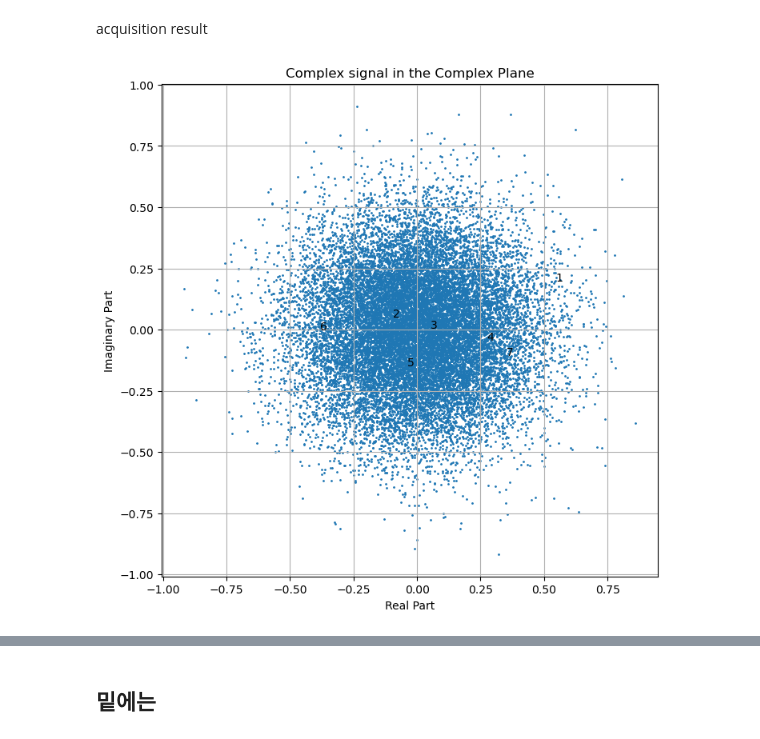
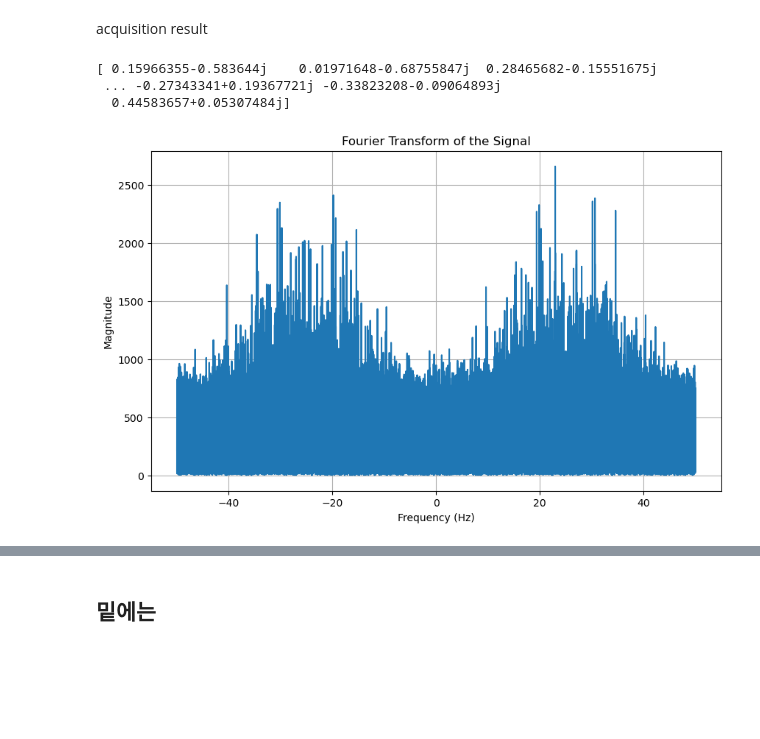
Before and after one commit to IdontknowTT/GPS_receiver, a Jupyter notebook: 240509_다시1.ipynb, the cells around one changed output, grey strips where cells are left out. Drawn from its saved outputs; the diff is of its cells as text; code cells hidden in the pictures; blank space fills up the shorter version.

```diff
--- a/240509_다시1.ipynb
+++ b/240509_다시1.ipynb
@@ -414,14 +411,24 @@ t = np.arange(len(received_signal))
-# %%
-plt.figure(figsize=(8, 8))
-plt.scatter(np.real(received_signal[:1023*20]), np.imag(received_signal[:1023*20]), s=1)
-
-for i, txt in enumerate(range(1, 0 + 8)):
-    plt.annotate(f'{txt}', (np.real(received_signal[i]), np.imag(received_signal[i])))
-
-plt.title("Complex signal in the Complex Plane")
-plt.xlabel("Real Part")
-plt.ylabel("Imaginary Part")
-plt.grid(True)
-plt.show()
-# %% [output]
-[figure, removed]
+# %%
+#전
+print(received_signal)
+
+# 주어진 신호에 대한 푸리에 변환 계산
+fft_result = np.fft.fft(received_signal)
+
+# 주파수 영역의 값을 생성
+N = len(received_signal)
+frequencies = np.fft.fftfreq(N, d=0.01)  # 주파수 축 생성
+
+# 푸리에 변환 결과를 F 축에 대해 플롯
+plt.figure(figsize=(10, 6))
+plt.plot(frequencies, np.abs(fft_result))  # 푸리에 변환 결과의 절대값 플롯
+plt.title('Fourier Transform of the Signal')
+plt.xlabel('Frequency (Hz)')
+plt.ylabel('Magnitude')
+plt.grid(True)
+plt.show()
+# %% [output]
+[ 0.15966355-0.583644j    0.01971648-0.68755847j  0.28465682-0.15551675j
+ ... -0.27343341+0.19367721j -0.33823208-0.09064893j
+  0.44583657+0.05307484j]
+[figure, added]
```
Also changed, not shown: parts of 13 cells of this notebook.
